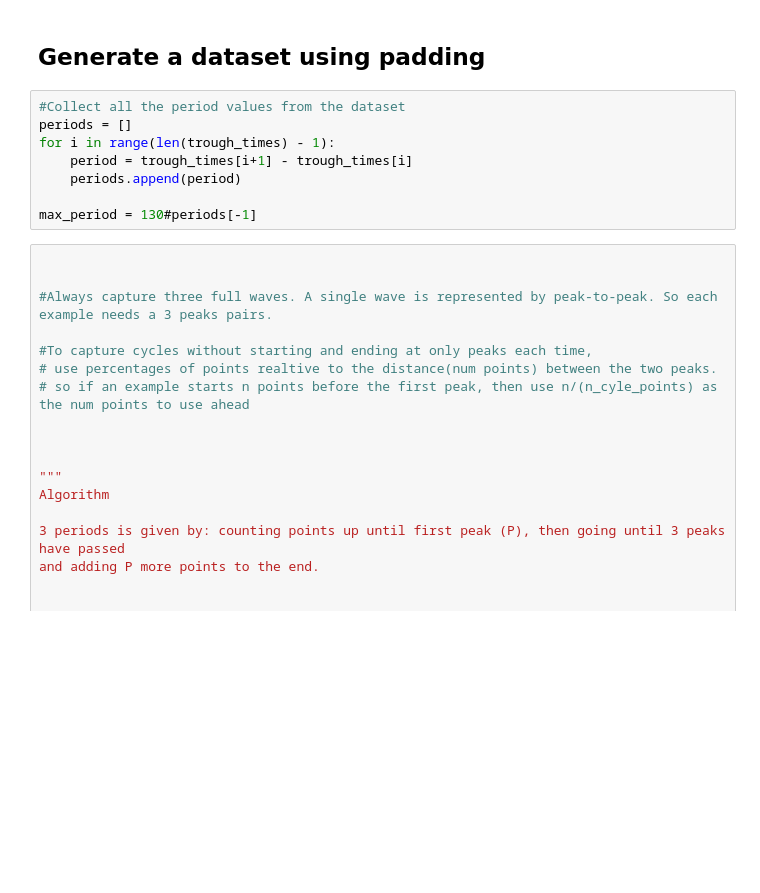
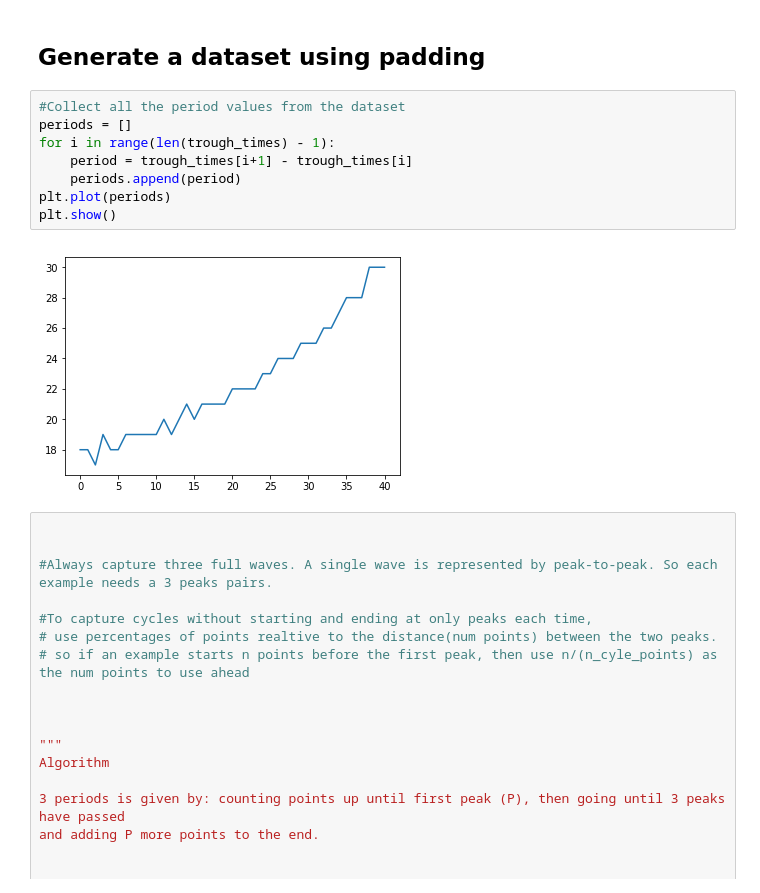
Before and after one commit to Columbia-Creative-Machines-Lab/muscle-prediction, a Jupyter notebook: preliminary_forecasting/LSTM_variable_predictions.ipynb, the cells around one changed output. Cells and saved outputs as stored; diff of their text form; blank space fills up the shorter version.

```diff
--- a/preliminary_forecasting/LSTM_variable_predictions.ipynb
+++ b/preliminary_forecasting/LSTM_variable_predictions.ipynb
@@ -57,11 +59,13 @@ trough_vals = [data[i] for i in trough_times]
 # %%
 #Collect all the period values from the dataset
 periods = []
 for i in range(len(trough_times) - 1):
     period = trough_times[i+1] - trough_times[i]
     periods.append(period)
-
-max_period = 130#periods[-1]
+plt.plot(periods)
+plt.show()
+# %% [output]
+[figure, added]
 # %%
 
 
```
Also changed, not shown: parts of 33 cells of this notebook.
